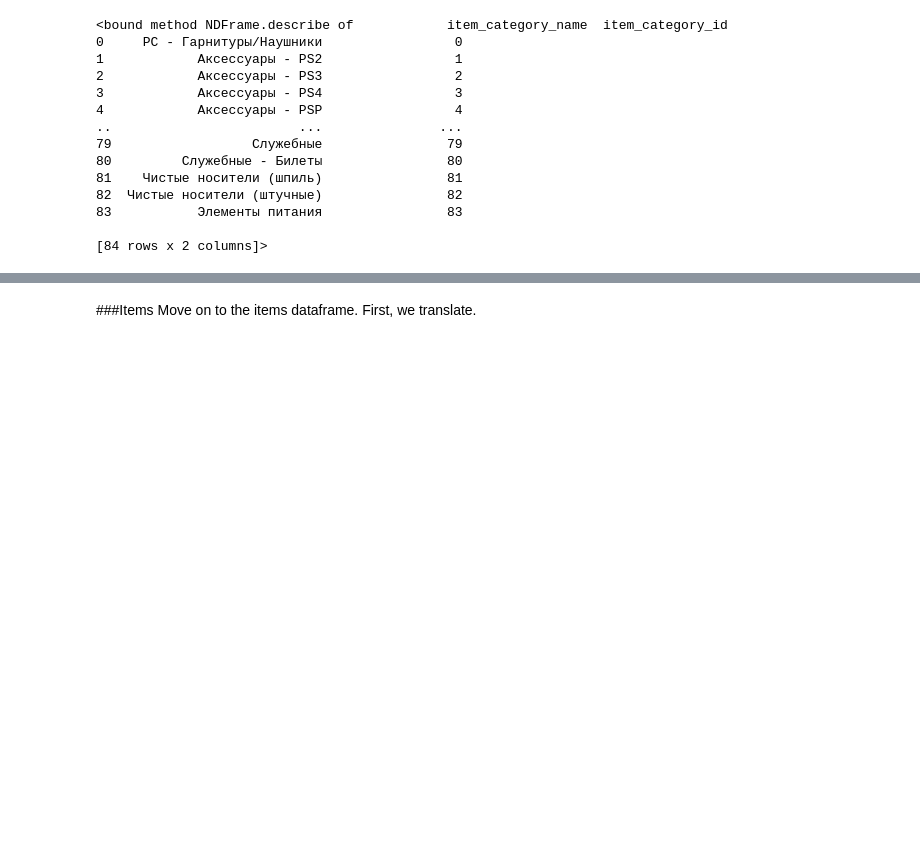
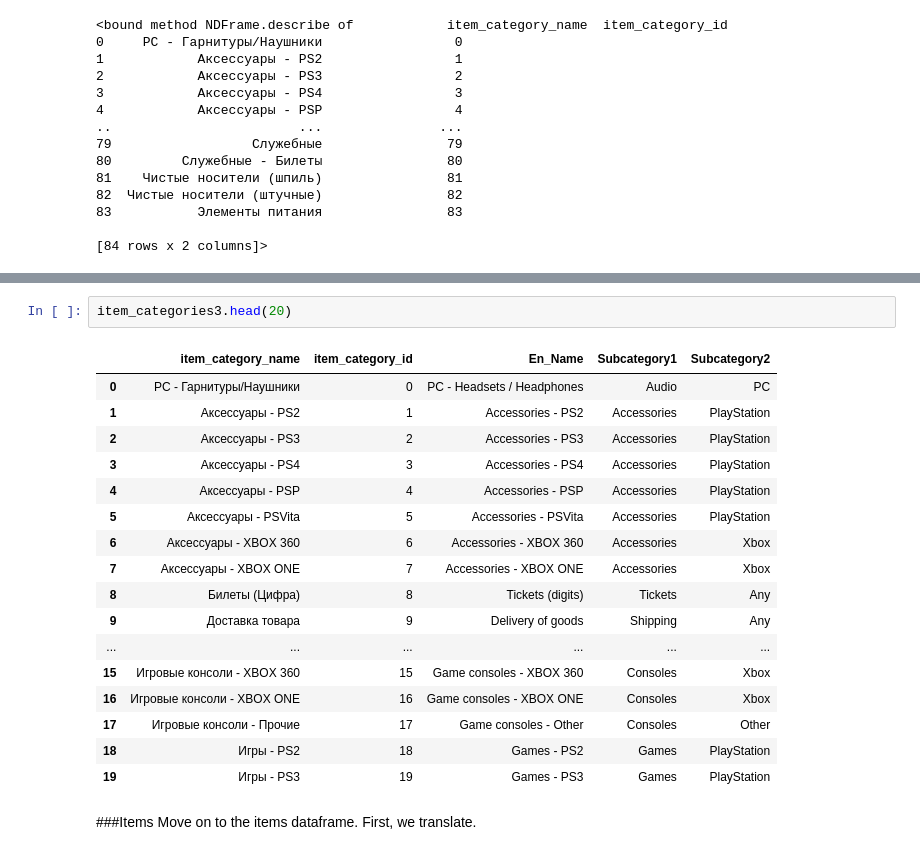
Before and after one commit to migai/Kag, a Jupyter notebook: ipynb_versions/MG_EDA_v2.3.ipynb, the cells around one changed output, grey strips where cells are left out. Saved outputs shown, nothing was run; the diff lists cells and outputs as text; blank space fills up the shorter version.

```diff
--- a/ipynb_versions/MG_EDA_v2.3.ipynb
+++ b/ipynb_versions/MG_EDA_v2.3.ipynb
@@ -407,3 +425,23 @@ item_categories2.head(10)
+# %%
+item_categories3.head(20)
+# %% [output]
+|  | item_category_name | item_category_id | En_Name | Subcategory1 | Subcategory2 |
+| 0 | PC - Гарнитуры/Наушники | 0 | PC - Headsets / Headphones | Audio | PC |
+| 1 | Аксессуары - PS2 | 1 | Accessories - PS2 | Accessories | PlayStation |
+| 2 | Аксессуары - PS3 | 2 | Accessories - PS3 | Accessories | PlayStation |
+| 3 | Аксессуары - PS4 | 3 | Accessories - PS4 | Accessories | PlayStation |
+| 4 | Аксессуары - PSP | 4 | Accessories - PSP | Accessories | PlayStation |
+| 5 | Аксессуары - PSVita | 5 | Accessories - PSVita | Accessories | PlayStation |
+| 6 | Аксессуары - XBOX 360 | 6 | Accessories - XBOX 360 | Accessories | Xbox |
+| 7 | Аксессуары - XBOX ONE | 7 | Accessories - XBOX ONE | Accessories | Xbox |
+| 8 | Билеты (Цифра) | 8 | Tickets (digits) | Tickets | Any |
+| 9 | Доставка товара | 9 | Delivery of goods | Shipping | Any |
+| ... | ... | ... | ... | ... | ... |
+| 15 | Игровые консоли - XBOX 360 | 15 | Game consoles - XBOX 360 | Consoles | Xbox |
+| 16 | Игровые консоли - XBOX ONE | 16 | Game consoles - XBOX ONE | Consoles | Xbox |
+| 17 | Игровые консоли - Прочие | 17 | Game consoles - Other | Consoles | Other |
+| 18 | Игры - PS2 | 18 | Games - PS2 | Games | PlayStation |
+| 19 | Игры - PS3 | 19 | Games - PS3 | Games | PlayStation |
 # %% [markdown]
 ###Items
 Move on to the items dataframe.  First, we translate.
```
Also changed, not shown: parts of 31 cells of this notebook, 1 other file.
